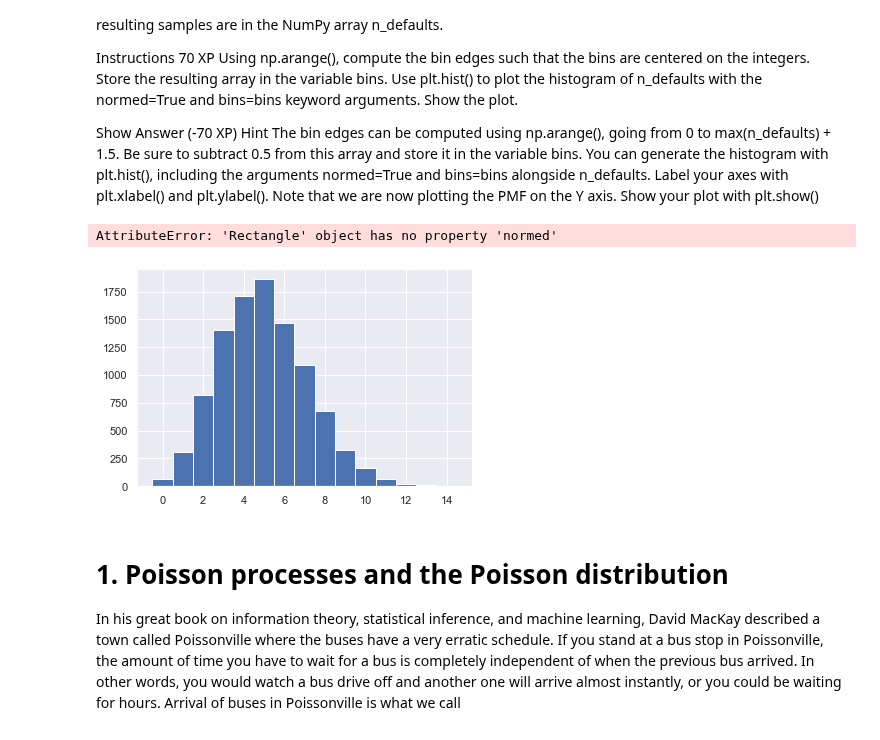
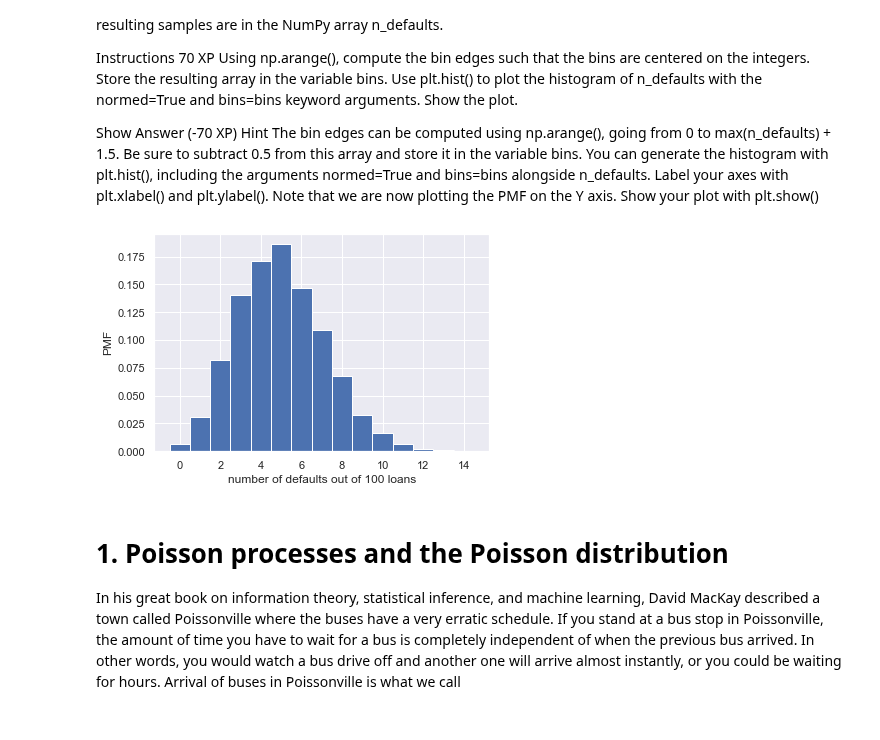
Before and after one commit to Seismic-Striker/Springboard_and_Datacamp, a Jupyter notebook: Section_11_Statistical_Thinking_in_Python_(Part_1)/Chapter_3_Thinking_Probabilisticaly--Discrete_Variables.ipynb, the cells around one changed output. Saved outputs shown, nothing was run; the diff lists cells and outputs as text; code cells hidden in the pictures.

```diff
--- a/Section_11_Statistical_Thinking_in_Python_(Part_1)/Chapter_3_Thinking_Probabilisticaly--Discrete_Variables.ipynb
+++ b/Section_11_Statistical_Thinking_in_Python_(Part_1)/Chapter_3_Thinking_Probabilisticaly--Discrete_Variables.ipynb
@@ -344,19 +343,18 @@ Show your plot with plt.show()
 # %%
 # Compute bin edges: bins
 bins = np.arange(0, max(n_defaults) + 1.5) - 0.5
 
 # Generate histogram
-_ = plt.hist(n_defaults, normed=True, bins=bins)
+_ = plt.hist(n_defaults, density=True, bins=bins)
 
 # Label axes
 _ = plt.xlabel('number of defaults out of 100 loans')
 _ = plt.ylabel('PMF')
 
 # Show the plot
 plt.show()
 # %% [output]
-AttributeError: 'Rectangle' object has no property 'normed'
-[figure, old version]
+[figure, new version]
 # %% [markdown]
 # 1. Poisson processes and the Poisson distribution
 In his great book on information theory, statistical inference, and machine learning, David MacKay described a town called Poissonville where the buses have a very erratic schedule. If you stand at a bus stop in Poissonville, the amount of time you have to wait for a bus is completely independent of when the previous bus arrived. In other words, you would watch a bus drive off and another one will arrive almost instantly, or you could be waiting for hours. Arrival of buses in Poissonville is what we call
```
Also changed, not shown: parts of 2 cells of this notebook, 9 other files.
